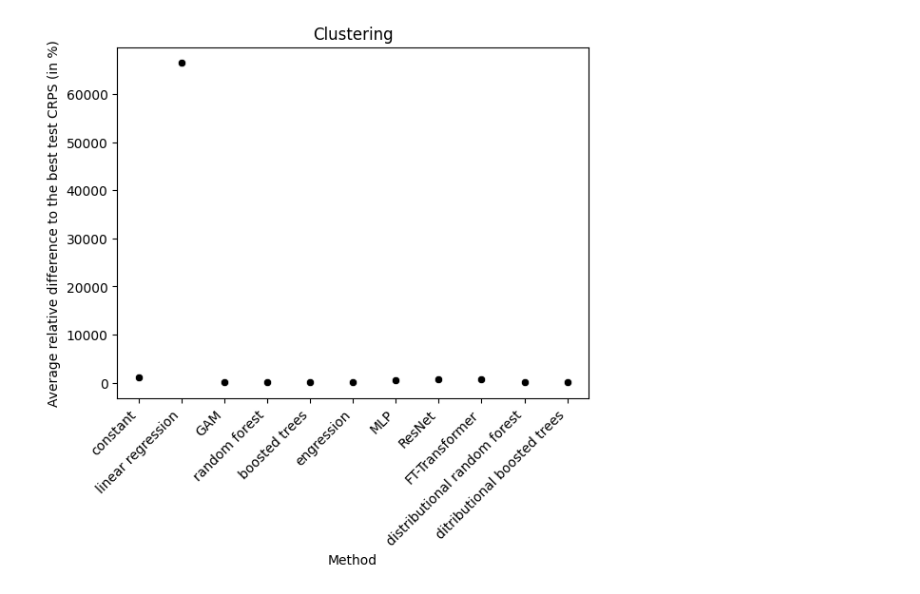
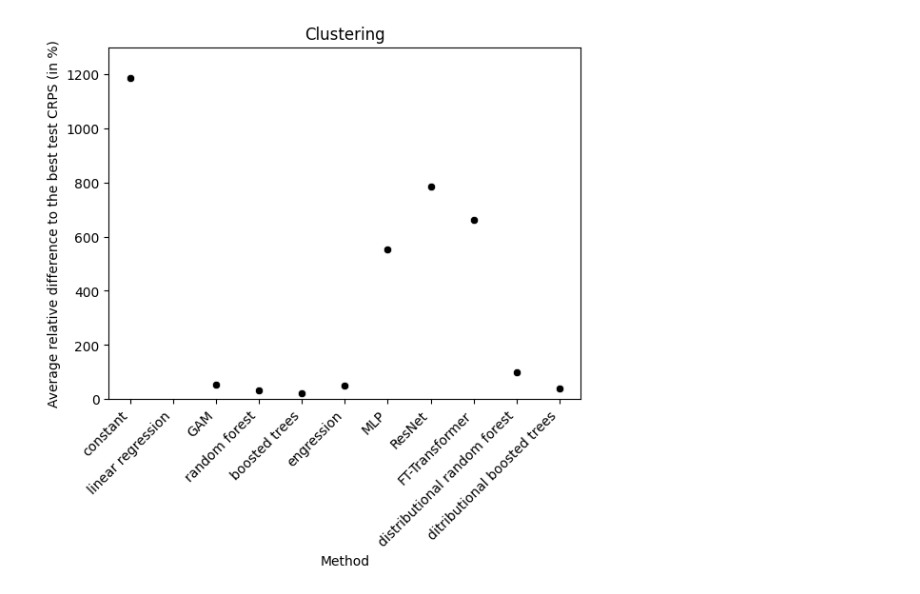
Before and after one commit to mmaninetti/ML_models_for_extrapolation, a Jupyter notebook: NUMERICAL AND CATEGORICAL FEATURES/REGRESSION/CRPS/analysis_relative_differences.ipynb, the cells around one changed output. Saved outputs shown, nothing was run; the diff lists cells and outputs as text; code cells hidden in the pictures.

```diff
--- a/NUMERICAL AND CATEGORICAL FEATURES/REGRESSION/CRPS/analysis_relative_differences.ipynb
+++ b/NUMERICAL AND CATEGORICAL FEATURES/REGRESSION/CRPS/analysis_relative_differences.ipynb
@@ -35,34 +35,35 @@ result_df['Method'] = pd.Categorical(result_df['Method'], categories=method_orde
 # Sort the dataframe by the reordered method column
 result_df.sort_values('Method', inplace=True)
 
 result_df['Method'] = result_df['Method'].replace({'rf': 'random forest', 'drf': 'distributional random forest','boosted_trees': 'boosted trees','distributional_boosted_trees': 'ditributional boosted trees', 'linear_regression': 'linear regression', 'FTTrans': 'FT-Transformer'})
 result_df['Mean'] = 100*result_df['Mean']
 
 # Plot the scatterplot
 sns.scatterplot(data=result_df, x='Method', y='Mean', color='black')
 
 # Removing the ylabel
 plt.ylabel('Average relative difference to the best test CRPS (in %)')
+plt.ylim(0, 1300)
 
 # Adding labels and title
 plt.xlabel('Method')
 plt.title('Clustering')
 
 # Rotating x-axis labels vertically
 plt.xticks(rotation=45, ha='right')
 
 # Set the figure size
 fig = plt.gcf()  # Get the current figure
 fig_size = fig.get_size_inches()  # Get the size of the figure
 
 
 # Save the plot
 os.makedirs('PICTURES', exist_ok=True)
 plt.savefig('PICTURES/k_medoids_CRPS_num_and_cat_features_relative_differences.png',bbox_inches=Bbox([[0,-1.5], [fig_size[0], fig_size[1]]]))
 
 plt.show()
 # %% [output]
-[figure, old version]
+[figure, new version]
 # %%
 import os
 import pandas as pd
```
Also changed, not shown: parts of 3 cells of this notebook, 5 other files.
